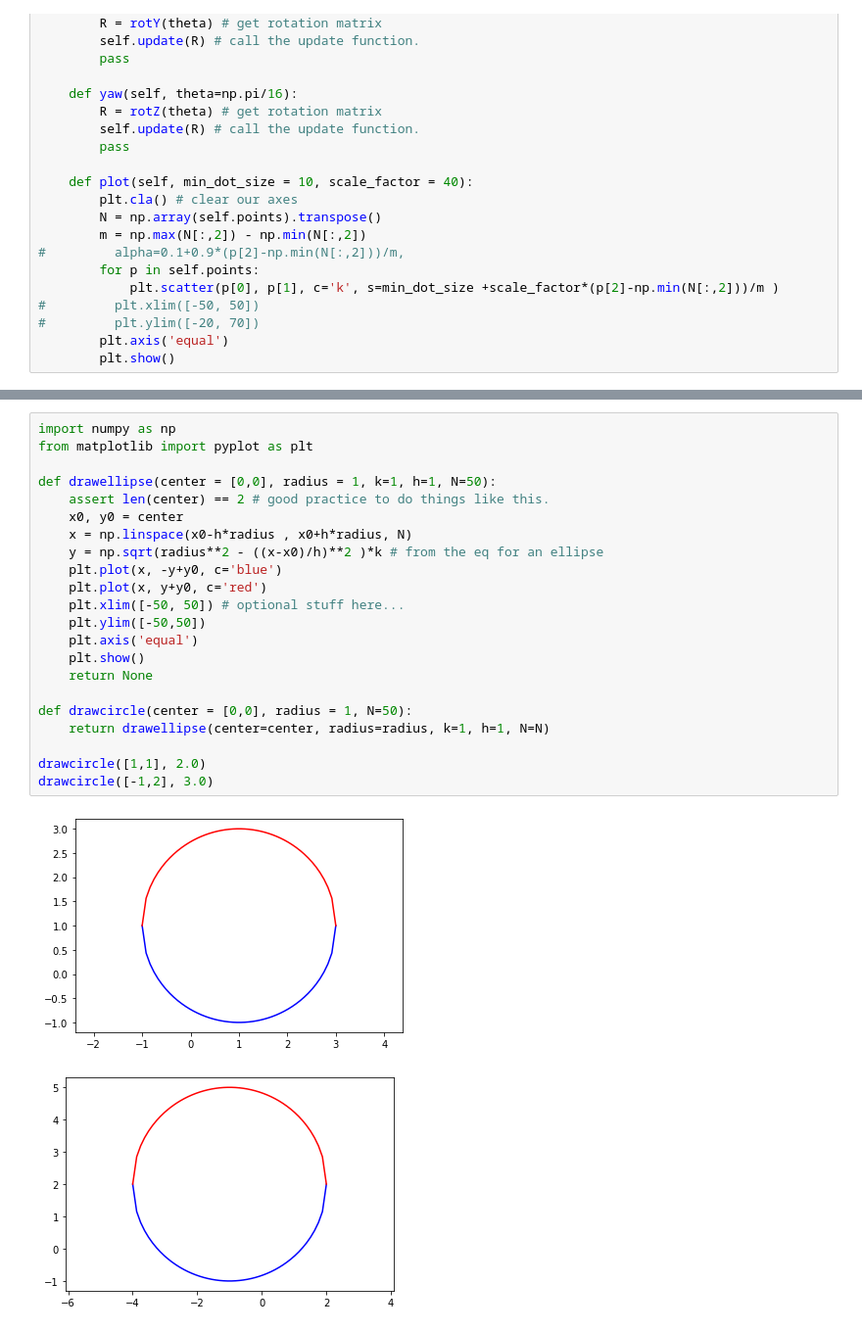
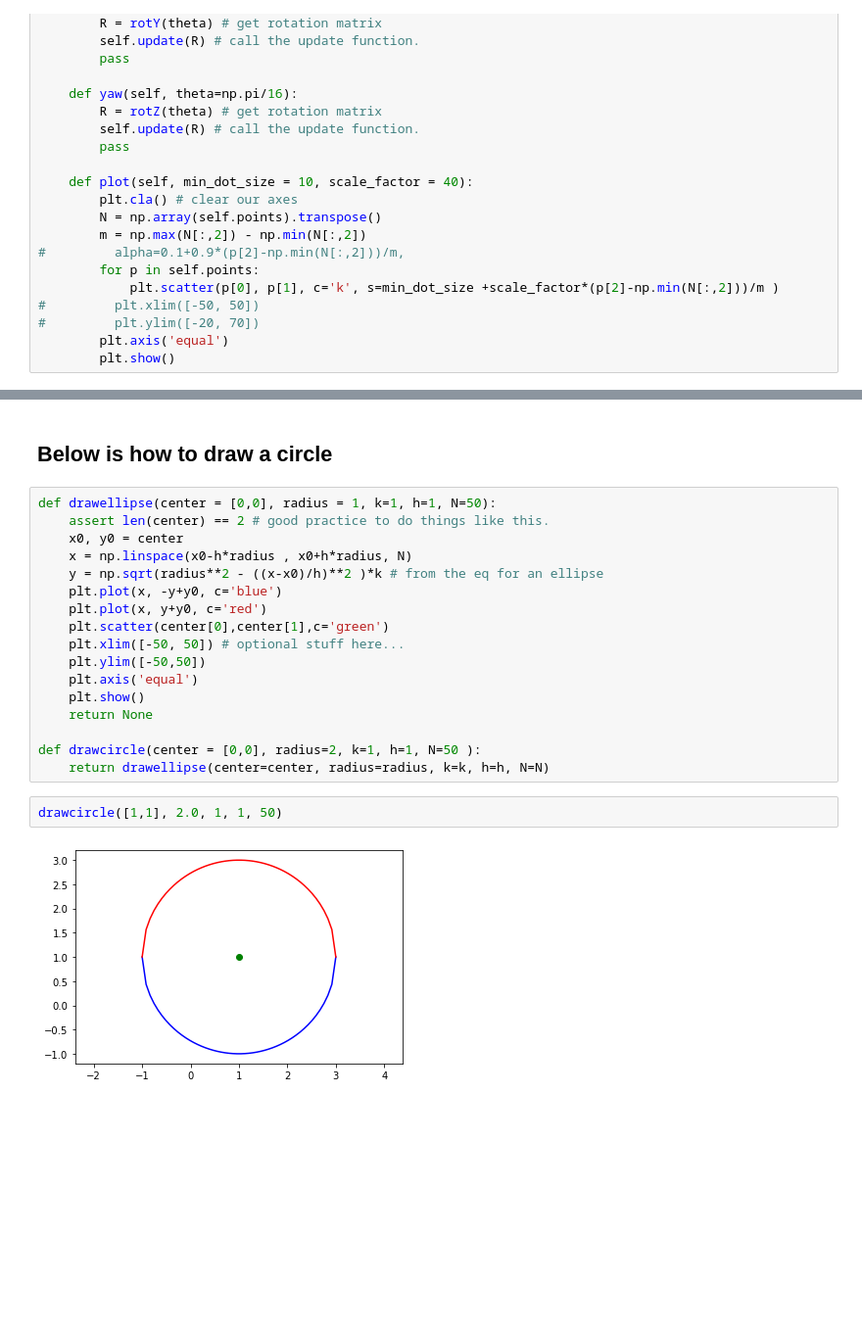
Before and after one commit to rickyle327/Math-Clinic-Fall-2019, a Jupyter notebook: Widget_circle_ellipse_example.ipynb, the cells around one changed output, grey strips where cells are left out. Shown at 98% size. Drawn from its saved outputs; the diff is of its cells as text; blank space fills up the shorter version.

```diff
--- a/Widget_circle_ellipse_example.ipynb
+++ b/Widget_circle_ellipse_example.ipynb
@@ -113,10 +112,9 @@ sliders = [widgets.FloatSlider(val = 0, min=-np.pi/2, max=np.pi/2, step=np.pi/50
 interactive(render, roll_angle=sliders[0], pitch_angle=sliders[1], yaw_angle=sliders[2])
 # %% [output]
 interactive(children=(FloatSlider(value=0.0, continuous_update=False, description='roll_angle', max=1.57079632…
+# %% [markdown]
+## Below is how to draw a circle
 # %%
-import numpy as np
-from matplotlib import pyplot as plt
-
 def drawellipse(center = [0,0], radius = 1, k=1, h=1, N=50):
     assert len(center) == 2 # good practice to do things like this.
     x0, y0 = center
@@ -124,17 +122,16 @@ def drawellipse(center = [0,0], radius = 1, k=1, h=1, N=50):
     y = np.sqrt(radius**2 - ((x-x0)/h)**2 )*k # from the eq for an ellipse
     plt.plot(x, -y+y0, c='blue')
     plt.plot(x, y+y0, c='red')
+    plt.scatter(center[0],center[1],c='green')
     plt.xlim([-50, 50]) # optional stuff here...
     plt.ylim([-50,50])
     plt.axis('equal')
     plt.show()
     return None
 
-def drawcircle(center = [0,0], radius = 1, N=50):
-    return drawellipse(center=center, radius=radius, k=1, h=1, N=N)
-
-drawcircle([1,1], 2.0)
-drawcircle([-1,2], 3.0)
+def drawcircle(center = [0,0], radius=2, k=1, h=1, N=50 ):
+    return drawellipse(center=center, radius=radius, k=k, h=h, N=N)
-# %% [output]
-[figure, removed]
-[figure, removed]
+# %%
+drawcircle([1,1], 2.0, 1, 1, 50)
+# %% [output]
+[figure, added]
```
Also changed, not shown: parts of 4 cells of this notebook.
